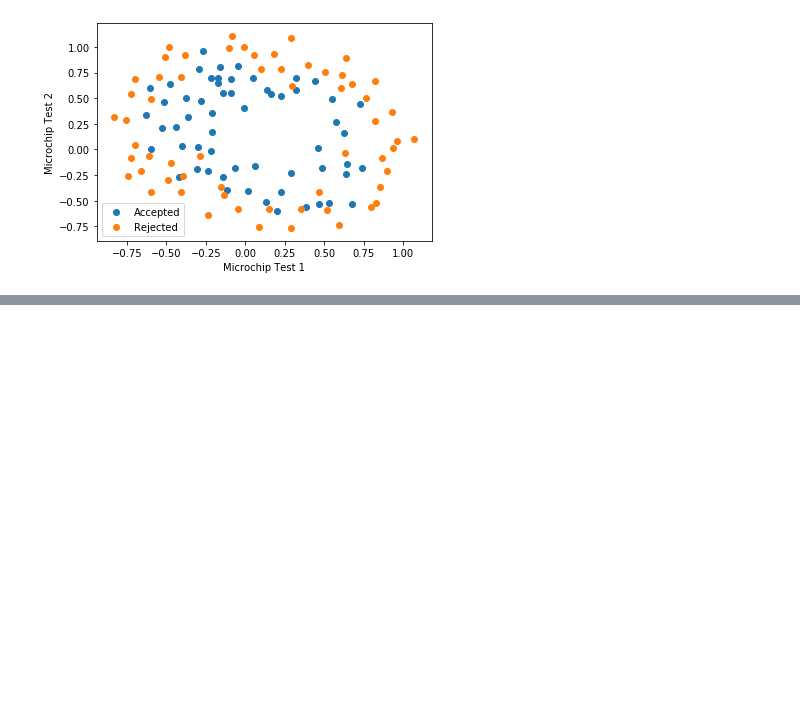
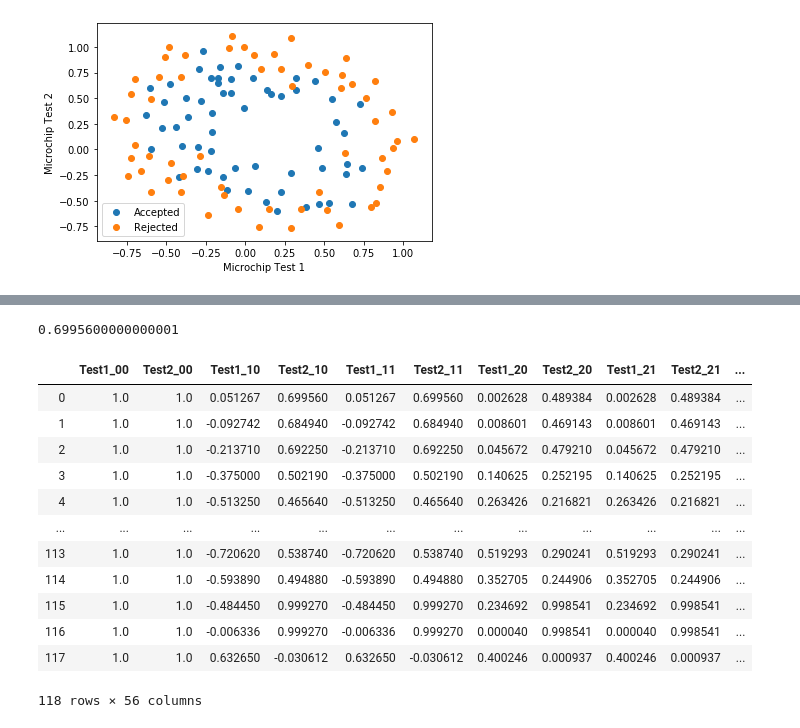
Before and after one commit to macwong/MachineLearning, a Jupyter notebook: Coursera Machine Learning/Week 3/Week 3 - Regularization.ipynb, the cells around one changed output, grey strips where cells are left out. Cells and saved outputs as stored; diff of their text form; code cells hidden in the pictures; blank space fills up the shorter version.

```diff
--- a/Coursera Machine Learning/Week 3/Week 3 - Regularization.ipynb
+++ b/Coursera Machine Learning/Week 3/Week 3 - Regularization.ipynb
@@ -23,3 +23,12 @@ plt.legend(loc="lower left")
 # %% [output]
 <matplotlib.legend.Legend at 0x...>
 [figure]
+# %%
+X = data[["Test1", "Test2"]]
+y = data["Accepted"]
+# %%
+test = X.copy()
+
+for i in range(2, 7):
+    test["Test1_" + str(i)] = test["Test1"] ** i
+    test["Test2_" + str(i)] = test["Test2"] ** i
@@ -25,0 +70,5 @@ plt.legend(loc="lower left")
+# %%
+X["Test1"][0]
+X["Test2"][0]
+# %% [output]
+0.6995600000000001
@@ -25,0 +92,32 @@ plt.legend(loc="lower left")
+# %%
+degree = 6
+
+# out = np.ones((len(X), 28))
+out = pd.DataFrame()
+
+# print(out.shape)
+for i in range(0, degree + 1):
+    for j in range(0, i + 1):
+#         print("test", i, j)
+#         print(X["Test1"][0] ** (i - j) * X["Test1"][0] ** j)
+#         print(X["Test1"] ** (i - j) * X["Test1"] ** j)
+#         print(out[:1])
+
+        out["Test1_" + str(i) + str(j)] = X["Test1"] ** (i - j) * X["Test1"] ** j
+        out["Test2_" + str(i) + str(j)] = X["Test2"] ** (i - j) * X["Test2"] ** j
+# %%
+out
+# %% [output]
+|  | Test1_00 | Test2_00 | Test1_10 | Test2_10 | Test1_11 | Test2_11 | Test1_20 | Test2_20 | Test1_21 | Test2_21 | ... |
+| 0 | 1.0 | 1.0 | 0.051267 | 0.699560 | 0.051267 | 0.699560 | 0.002628 | 0.489384 | 0.002628 | 0.489384 | ... |
+| 1 | 1.0 | 1.0 | -0.092742 | 0.684940 | -0.092742 | 0.684940 | 0.008601 | 0.469143 | 0.008601 | 0.469143 | ... |
+| 2 | 1.0 | 1.0 | -0.213710 | 0.692250 | -0.213710 | 0.692250 | 0.045672 | 0.479210 | 0.045672 | 0.479210 | ... |
+| 3 | 1.0 | 1.0 | -0.375000 | 0.502190 | -0.375000 | 0.502190 | 0.140625 | 0.252195 | 0.140625 | 0.252195 | ... |
+| 4 | 1.0 | 1.0 | -0.513250 | 0.465640 | -0.513250 | 0.465640 | 0.263426 | 0.216821 | 0.263426 | 0.216821 | ... |
+| ... | ... | ... | ... | ... | ... | ... | ... | ... | ... | ... | ... |
+| 113 | 1.0 | 1.0 | -0.720620 | 0.538740 | -0.720620 | 0.538740 | 0.519293 | 0.290241 | 0.519293 | 0.290241 | ... |
+| 114 | 1.0 | 1.0 | -0.593890 | 0.494880 | -0.593890 | 0.494880 | 0.352705 | 0.244906 | 0.352705 | 0.244906 | ... |
+| 115 | 1.0 | 1.0 | -0.484450 | 0.999270 | -0.484450 | 0.999270 | 0.234692 | 0.998541 | 0.234692 | 0.998541 | ... |
+| 116 | 1.0 | 1.0 | -0.006336 | 0.999270 | -0.006336 | 0.999270 | 0.000040 | 0.998541 | 0.000040 | 0.998541 | ... |
+| 117 | 1.0 | 1.0 | 0.632650 | -0.030612 | 0.632650 | -0.030612 | 0.400246 | 0.000937 | 0.400246 | 0.000937 | ... |
+118 rows × 56 columns
```
Also changed, not shown: parts of 4 cells of this notebook.
